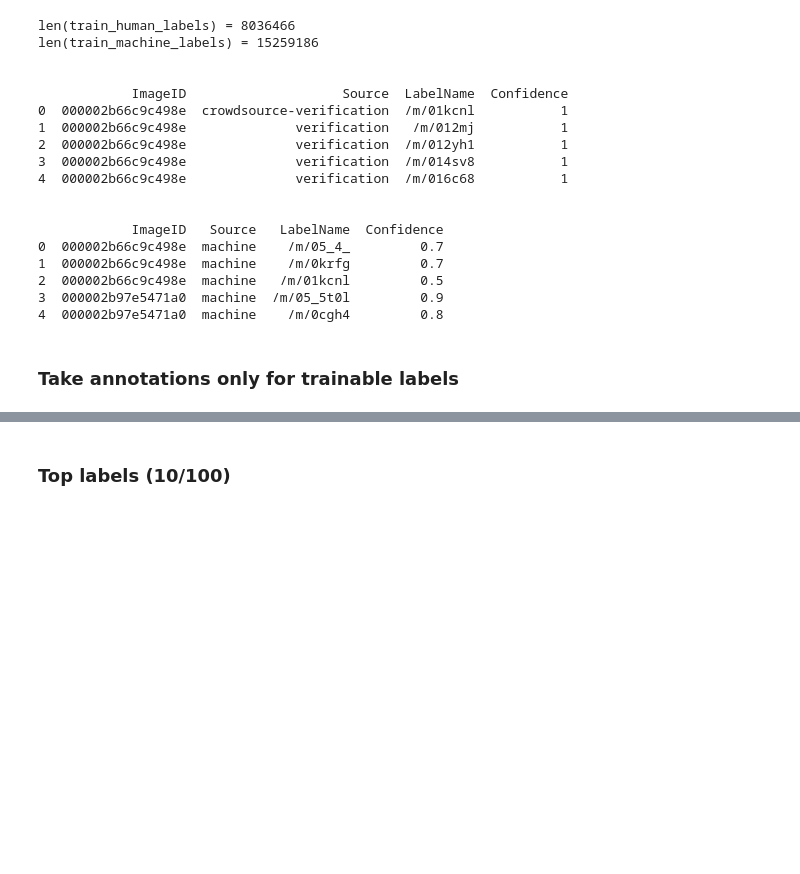
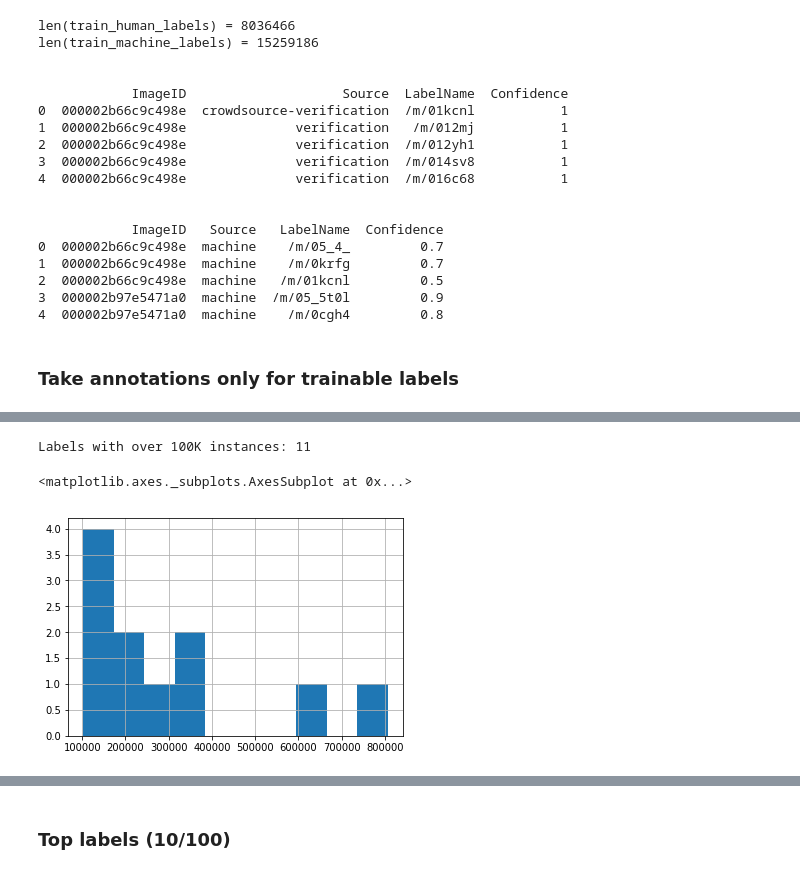
Before and after one commit to ohadlights/models, a Jupyter notebook: official/resnet/data/analyze_train_data.ipynb, the cells around one changed output, grey strips where cells are left out. Drawn from its saved outputs; the diff is of its cells as text; code cells hidden in the pictures; blank space fills up the shorter version.

```diff
--- a/official/resnet/data/analyze_train_data.ipynb
+++ b/official/resnet/data/analyze_train_data.ipynb
@@ -69,0 +90,8 @@ train_machine_labels_trainable = train_machine_labels[train_machine_labels['Labe
+# %%
+train_human_labels_values_count_more_100k = train_human_labels_values_count[train_human_labels_values_count >= 100000]
+print('Labels with over 100K instances: {}'.format(len(train_human_labels_values_count_more_100k)))
+train_human_labels_values_count_more_100k.hist()
+# %% [output]
+Labels with over 100K instances: 11
+<matplotlib.axes._subplots.AxesSubplot at 0x...>
+[figure, added]
```
Also changed, not shown: parts of 16 cells of this notebook.
